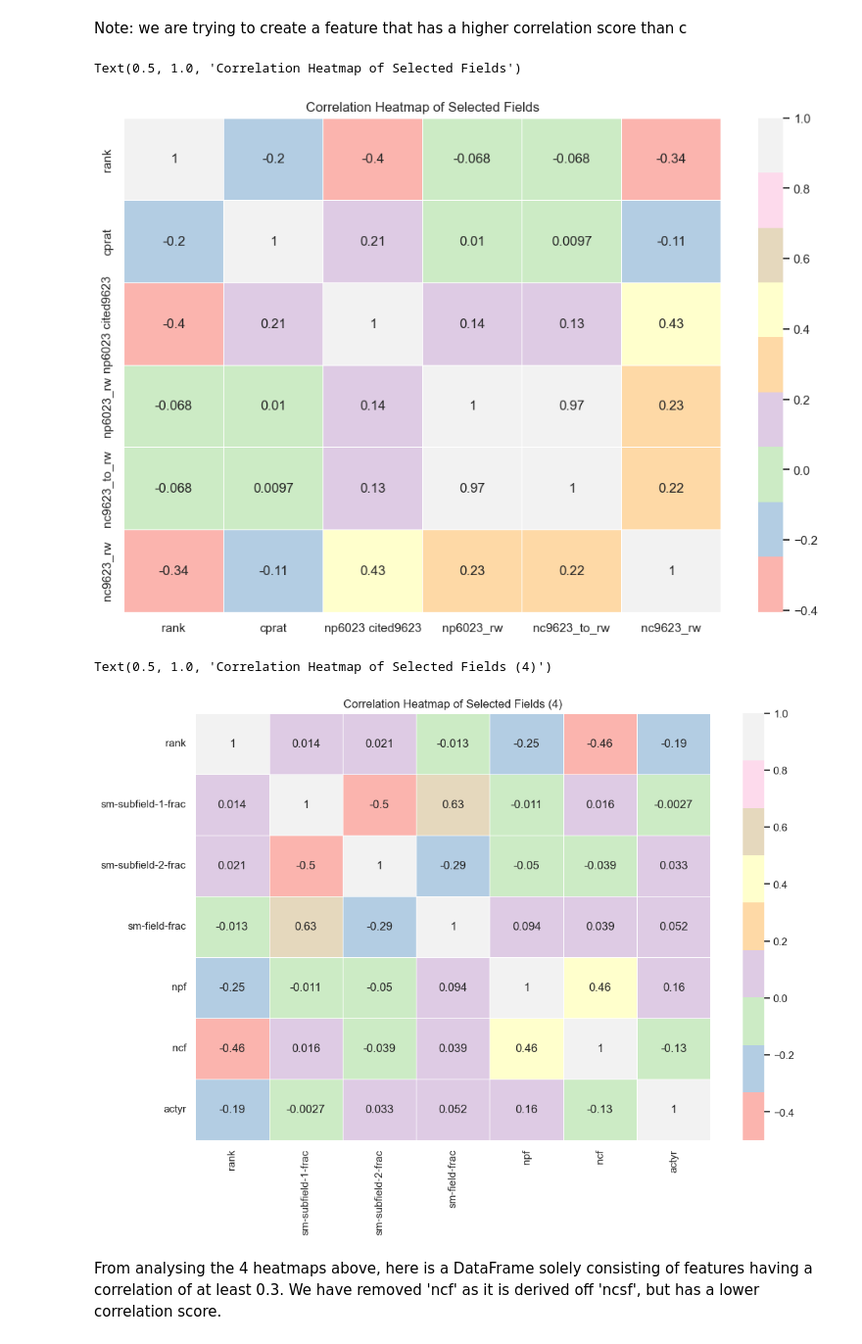
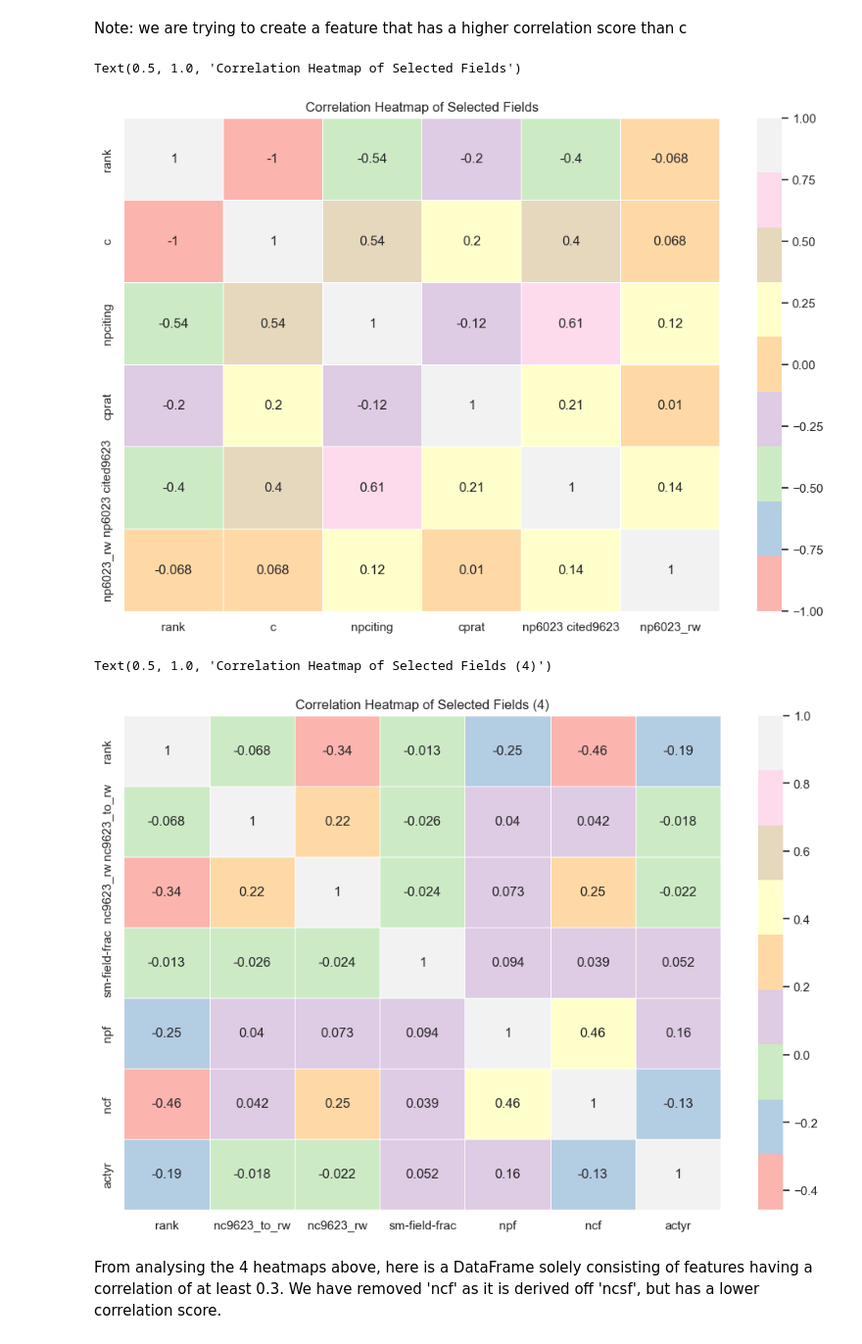
Before and after one commit to aditiplaysdice/MA0218-Team-Pancakes, a Jupyter notebook: HopesAndDreams.ipynb, the cells around one changed output. Shown at 98% size. Drawn from its saved outputs; the diff is of its cells as text; code cells hidden in the pictures.

```diff
--- a/HopesAndDreams.ipynb
+++ b/HopesAndDreams.ipynb
@@ -68,7 +68,7 @@ In our problem, we will be working with data regarding all citations! As such, w
 #restrict to "self-citations excluded" dataset
 sci100k = sci100k_Data.drop(['authfull', 'inst_name', 'cntry', 'rank (ns)', 'nc9623 (ns)', 'h23 (ns)', 'hm23 (ns)', 'nps (ns)',
        'ncs (ns)', 'cpsf (ns)', 'ncsf (ns)', 'npsfl (ns)', 'ncsfl (ns)',
-       'c (ns)', 'npciting (ns)', 'cprat (ns)', 'np6023 cited9623 (ns)', 'sm-subfield-1', 'sm-subfield-2','sm-subfield-1 count','rank sm-subfield-1','rank sm-subfield-1 (ns)'], axis = 1)
+       'c (ns)', 'npciting (ns)', 'cprat (ns)', 'np6023 cited9623 (ns)', 'sm-subfield-1', 'sm-subfield-2','sm-subfield-1 count','rank sm-subfield-1','rank sm-subfield-1 (ns)', 'sm-subfield-1-frac', 'sm-subfield-2-frac'], axis = 1)
 sci100k.head(20)
 # %% [output]
 |  | rank | np6023 | firstyr | lastyr | self% | nc9623 | h23 | hm23 | nps | ncs | ... | ... |
@@ -144,21 +164,21 @@ Text(0.5, 1.0, 'Correlation Heatmap of Selected Fields (2)')
 # %% [markdown]
 Note: we are trying to create a feature that has a higher correlation score than c
 # %%
-sci100k_3 = pd.DataFrame(sci100k[['rank', 'cprat', 'np6023 cited9623', 'np6023_rw', 'nc9623_to_rw', 'nc9623_rw']])
+sci100k_3 = pd.DataFrame(sci100k[['rank', 'c', 'npciting', 'cprat', 'np6023 cited9623', 'np6023_rw']])
 plt.figure(figsize=(12, 8))
 sb.heatmap(sci100k_3.corr(method = 'spearman'), annot=True, cmap='Pastel1', linewidths=0.5)
 plt.title('Correlation Heatmap of Selected Fields')
 # %% [output]
 Text(0.5, 1.0, 'Correlation Heatmap of Selected Fields')
-[figure, old version]
+[figure, new version]
 # %%
-sci100k_4 = pd.DataFrame(sci100k[['rank', 'sm-subfield-1-frac', 'sm-subfield-2-frac', 'sm-field-frac', 'npf', 'ncf', 'actyr']])
+sci100k_4 = pd.DataFrame(sci100k[['rank', 'nc9623_to_rw', 'nc9623_rw', 'sm-field-frac', 'npf', 'ncf', 'actyr']])
 plt.figure(figsize=(12, 8))
 sb.heatmap(sci100k_4.corr(method = 'spearman'), annot=True, cmap='Pastel1', linewidths=0.5)
 plt.title('Correlation Heatmap of Selected Fields (4)')
 # %% [output]
 Text(0.5, 1.0, 'Correlation Heatmap of Selected Fields (4)')
-[figure, old version]
+[figure, new version]
 # %% [markdown]
 From analysing the 4 heatmaps above, here is a DataFrame solely consisting of features having a correlation of at least 0.3. We have removed 'ncf' as it is derived off 'ncsf', but has a lower correlation score.
 # %%
```
Also changed, not shown: parts of 10 cells of this notebook.
